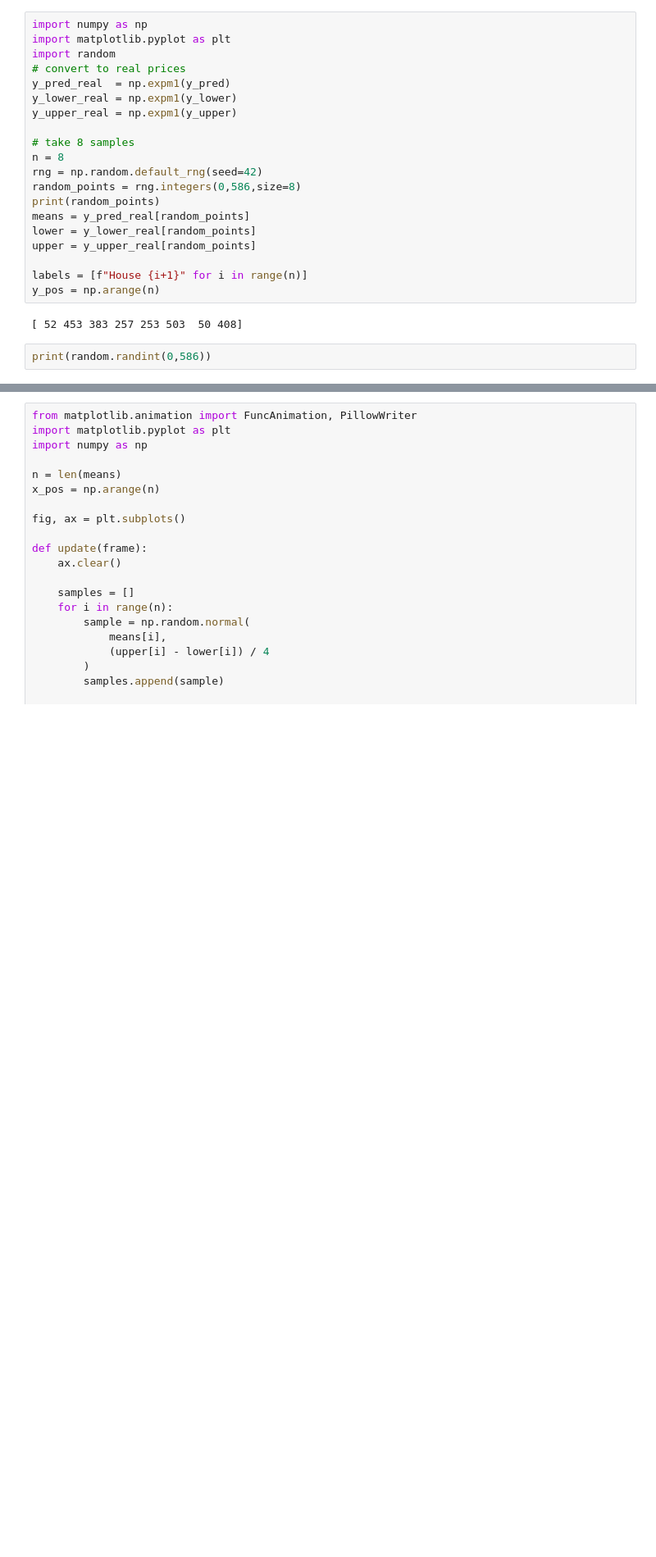
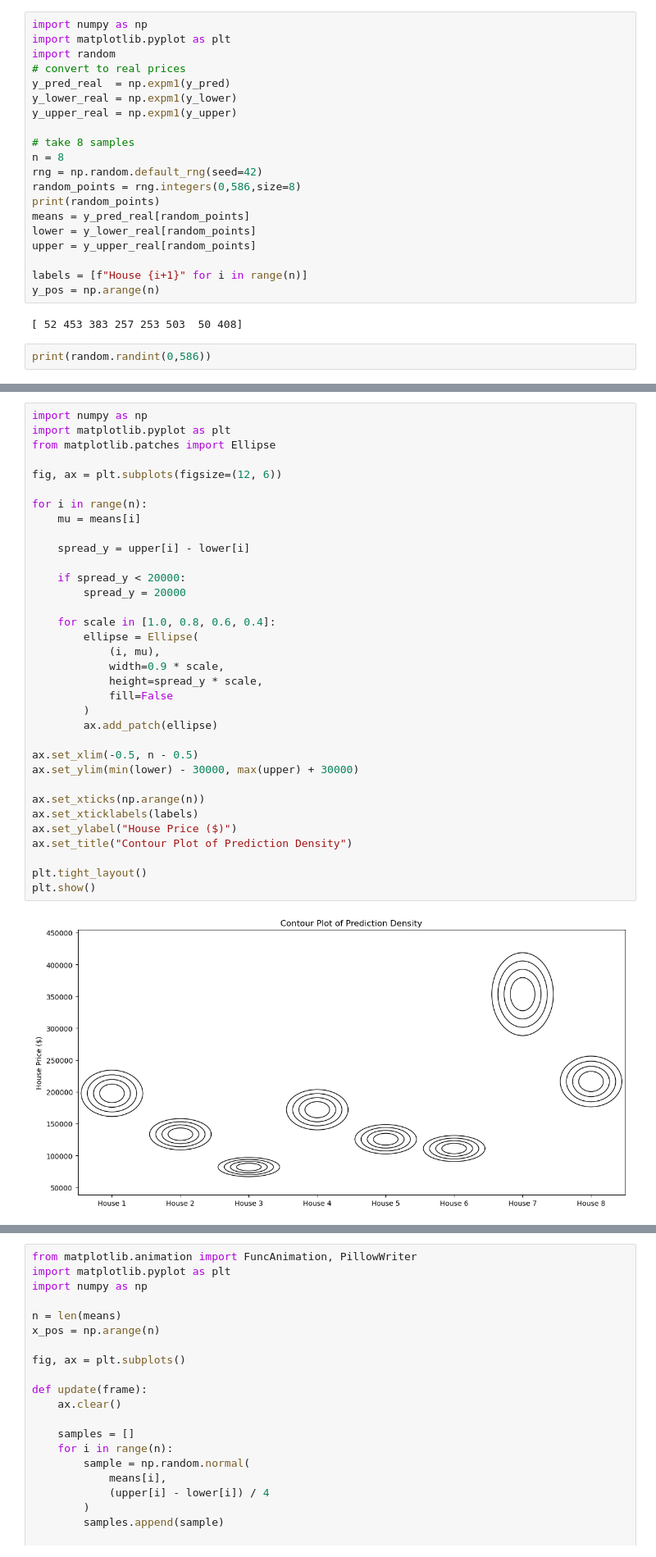
Before and after one commit to SimardeepDhanda/ai_explainability_research_, a Jupyter notebook: LightGBM.ipynb, the cells around one changed output, grey strips where cells are left out. Shown at 82% size. Saved outputs shown, nothing was run; the diff lists cells and outputs as text; blank space fills up the shorter version.

```diff
--- a/LightGBM.ipynb
+++ b/LightGBM.ipynb
@@ -394,3 +375,39 @@ plt.show()
+# %%
+import numpy as np
+import matplotlib.pyplot as plt
+from matplotlib.patches import Ellipse
+
+fig, ax = plt.subplots(figsize=(12, 6))
+
+for i in range(n):
+    mu = means[i]
+
+    spread_y = upper[i] - lower[i]
+
+    if spread_y < 20000:
+        spread_y = 20000
+
+    for scale in [1.0, 0.8, 0.6, 0.4]:
+        ellipse = Ellipse(
+            (i, mu),
+            width=0.9 * scale,
+            height=spread_y * scale,
+            fill=False
+        )
+        ax.add_patch(ellipse)
+
+ax.set_xlim(-0.5, n - 0.5)
+ax.set_ylim(min(lower) - 30000, max(upper) + 30000)
+
+ax.set_xticks(np.arange(n))
+ax.set_xticklabels(labels)
+ax.set_ylabel("House Price ($)")
+ax.set_title("Contour Plot of Prediction Density")
+
+plt.tight_layout()
+plt.show()
+# %% [output]
+[figure, added]
 # %%
 c = "blue"
 
```
Also changed, not shown: parts of 18 cells of this notebook, 7 other files.
